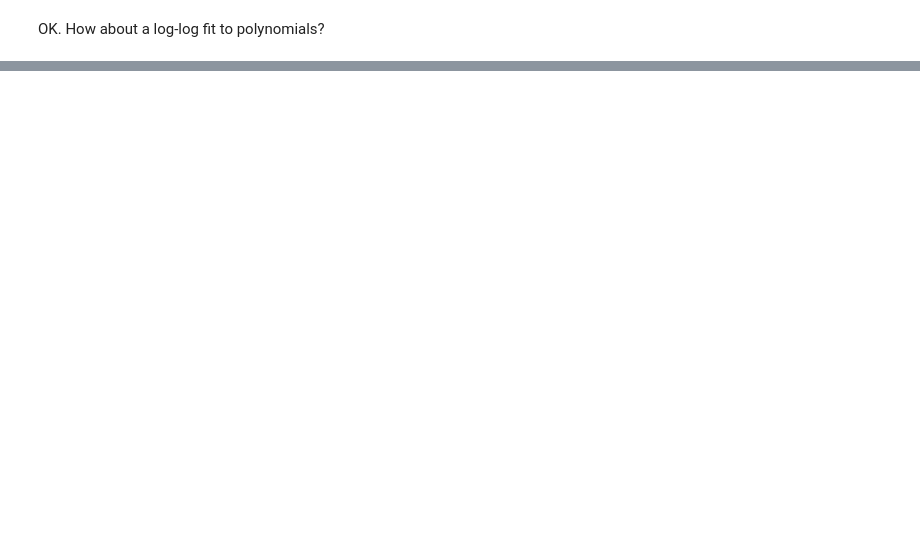
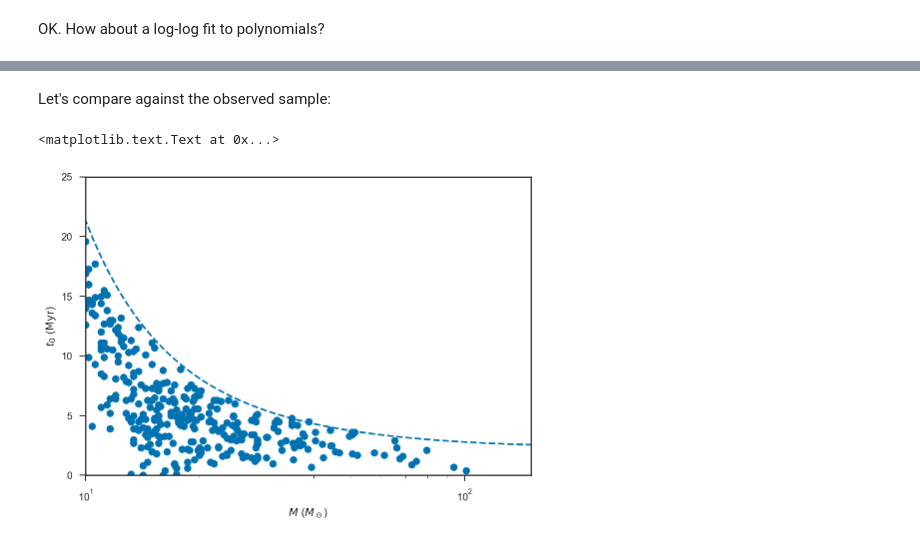
Before and after one commit to farr/30DorIMF, a Jupyter notebook: IMF.ipynb, the cells around one changed output, grey strips where cells are left out. Drawn from its saved outputs; the diff is of its cells as text; code cells hidden in the pictures; blank space fills up the shorter version.

```diff
--- a/IMF.ipynb
+++ b/IMF.ipynb
@@ -22,7 +31,7 @@ $$
 # %% [markdown]
 Schneider, et al. (2018) should be *commended* for providing the data from their stellar parameter fits.  I downloaded the data.  Then I realised they should also be *reprimanded* for not using a truly machine-readable format!  But no matter; by reading the header and manually putting in column names, I can parse it:
 # %%
-stellar_parameters_all = genfromtxt('aan0106_Data_S1.txt', delimiter='\t', comments='#', usecols=(2,3,4,23,24,25,31,32,33), names=('logL', 'dlogLp', 'dlogLm', 'Mini', 'dMinip', 'dMinim', 'age', 'dagep', 'dagem'))
+stellar_parameters_all = genfromtxt('aan0106_Data_S1.txt', delimiter='\t', comments='#', usecols=(2,3,4,10,11,12,23,24,25,31,32,33), names=('logL', 'dlogLp', 'dlogLm', 'logg', 'dloggp', 'dloggm', 'Mini', 'dMinip', 'dMinim', 'age', 'dagep', 'dagem'))
 
 sel = np.ones(stellar_parameters_all.shape[0], dtype=np.bool)
 
@@ -119,0 +129,14 @@ savefig('lifetime-fit.pdf')
+# %% [markdown]
+Let's compare against the observed sample:
+# %%
+plot(fit_masses, exp(np.dot(c_lifetime, Mfit.T)), '--', label='Fit')
+xscale('log')
+scatter(stellar_parameters['Mini'], stellar_parameters['age'])
+
+axis(xmin=10, xmax=150, ymax=25, ymin=0)
+
+xlabel(r'$M$ ($M_\odot$)')
+ylabel(r'$t_0$ ($\mathrm{Myr}$)')
+# %% [output]
+<matplotlib.text.Text at 0x...>
+[figure, added]
```
Also changed, not shown: parts of 11 cells of this notebook, 4 other files.
